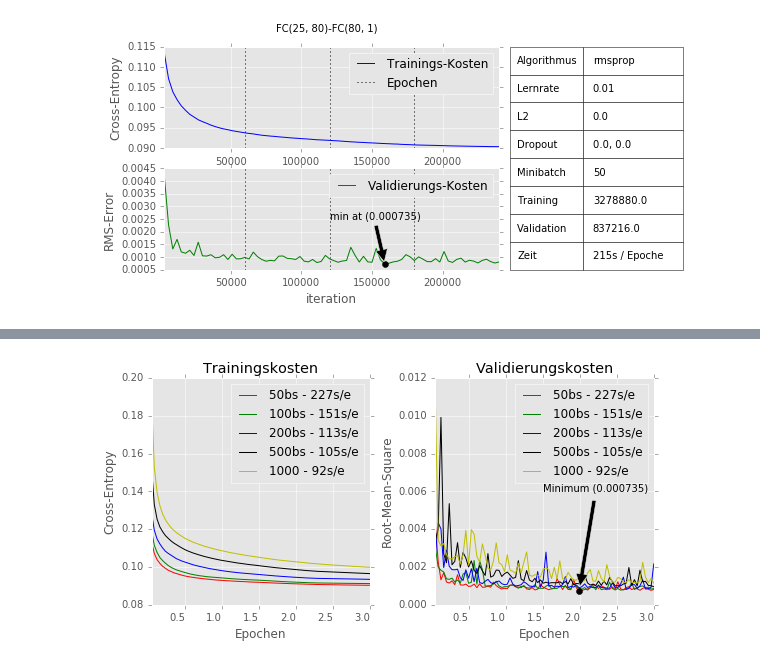
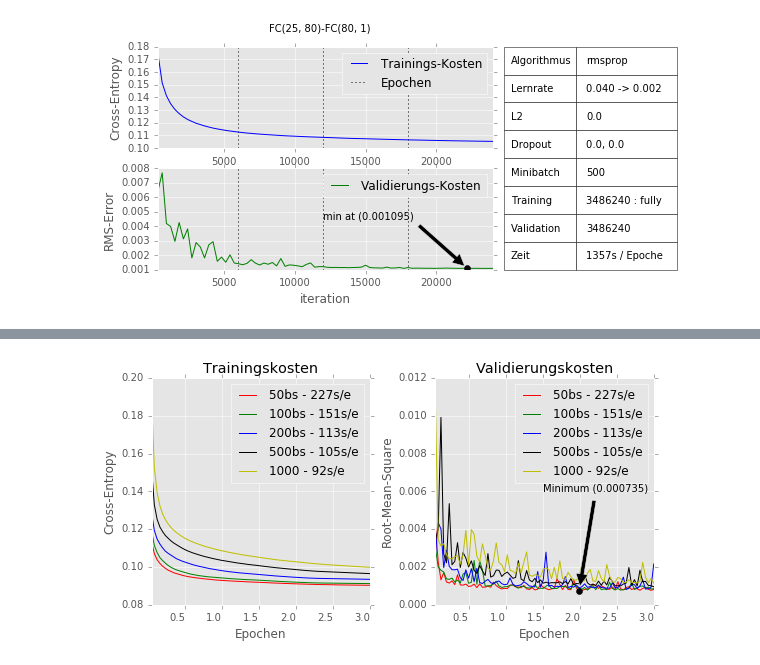
Before and after one commit to codingluke/ba-thesis-code, a Jupyter notebook: notebooks/metric_test.ipynb, the cells around one changed output, grey strips where cells are left out. Saved outputs shown, nothing was run; the diff lists cells and outputs as text; code cells hidden in the pictures.

```diff
--- a/notebooks/metric_test.ipynb
+++ b/notebooks/metric_test.ipynb
@@ -10,6 +13,6 @@ sys.path.append(lib_path)
 from metric import MetricRecorder, MetricReader, plt
 import matplotlib.patches as mpatches
 # %%
-mr = MetricReader(config_dir_path='../spearmint/minibatch-size/config.json')
-m = MetricRecorder(config_dir_path='../spearmint/minibatch-size/config.json')
+mr = MetricReader(config_dir_path='../src/simple.json')
+m = MetricRecorder(config_dir_path='../src/simple.json')
 # %%
@@ -35,7 +28,7 @@ mr.trainings.distinct('job_id')
 # %%
-mr.plot(job_id=21)
+mr.plot(job_id=18)
 # %% [output]
-[figure, old version]
+[figure, new version]
 # %%
 mr.get_records(job_id=25)
 # %% [output]
```
Also changed, not shown: parts of 3 cells of this notebook, 1 other file.
